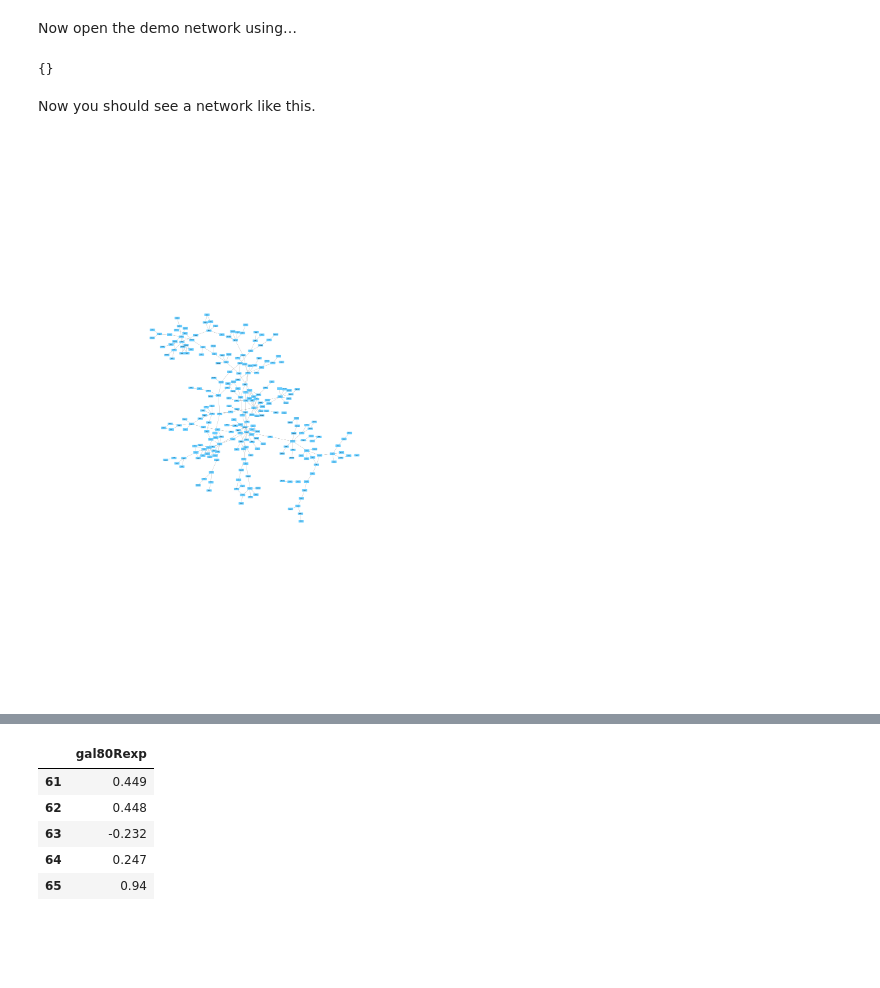
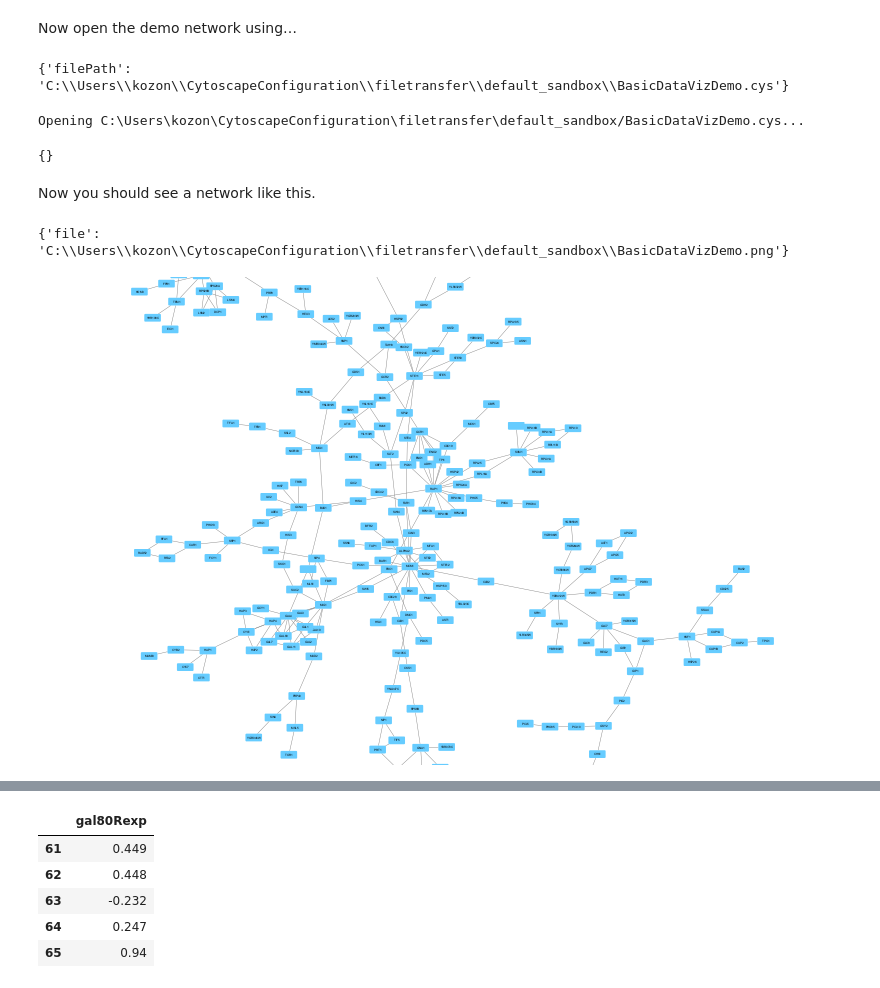
Before and after one commit to nrnb/gsod2019_kozo_nishida, a Jupyter notebook: ipynb/Python/basic-data-visualization.ipynb, the cells around one changed output, grey strips where cells are left out. Drawn from its saved outputs; the diff is of its cells as text; code cells hidden in the pictures; blank space fills up the shorter version.

```diff
--- a/ipynb/Python/basic-data-visualization.ipynb
+++ b/ipynb/Python/basic-data-visualization.ipynb
@@ -21,19 +66,26 @@ You can download the [demo network session file](https://nrnb.org/data/BasicData
 # %% [markdown]
 Now open the demo network using…
+# %%
+p4c.sandbox_send_to("BasicDataVizDemo.cys")
+# %% [output]
+{'filePath': 'C:\\Users\\kozon\\CytoscapeConfiguration\\filetransfer\\default_sandbox\\BasicDataVizDemo.cys'}
 # %%
-import py4cytoscape as p4c
-#p4c.set_summary_logger(False)
-p4c.open_session(file_location="./BasicDataVizDemo.cys")
+p4c.open_session(file_location="BasicDataVizDemo.cys")
 # %% [output]
-{}
+Opening C:\Users\kozon\CytoscapeConfiguration\filetransfer\default_sandbox/BasicDataVizDemo.cys...
+{}
 # %% [markdown]
 Now you should see a network like this.
+# %%
+p4c.export_image(filename="BasicDataVizDemo.png")
+# %% [output]
+{'file': 'C:\\Users\\kozon\\CytoscapeConfiguration\\filetransfer\\default_sandbox\\BasicDataVizDemo.png'}
 # %%
-p4c.export_image(filename="BasicDataVizDemo.png")
+p4c.sandbox_get_from("BasicDataVizDemo.png")
 from IPython.display import Image
 Image('BasicDataVizDemo.png')
 # %% [output]
-[figure, old version]
+[figure, new version]
 # %% [markdown]
 ## Visualizing Expression Data on Networks
 
```
Also changed, not shown: parts of 38 cells of this notebook.
